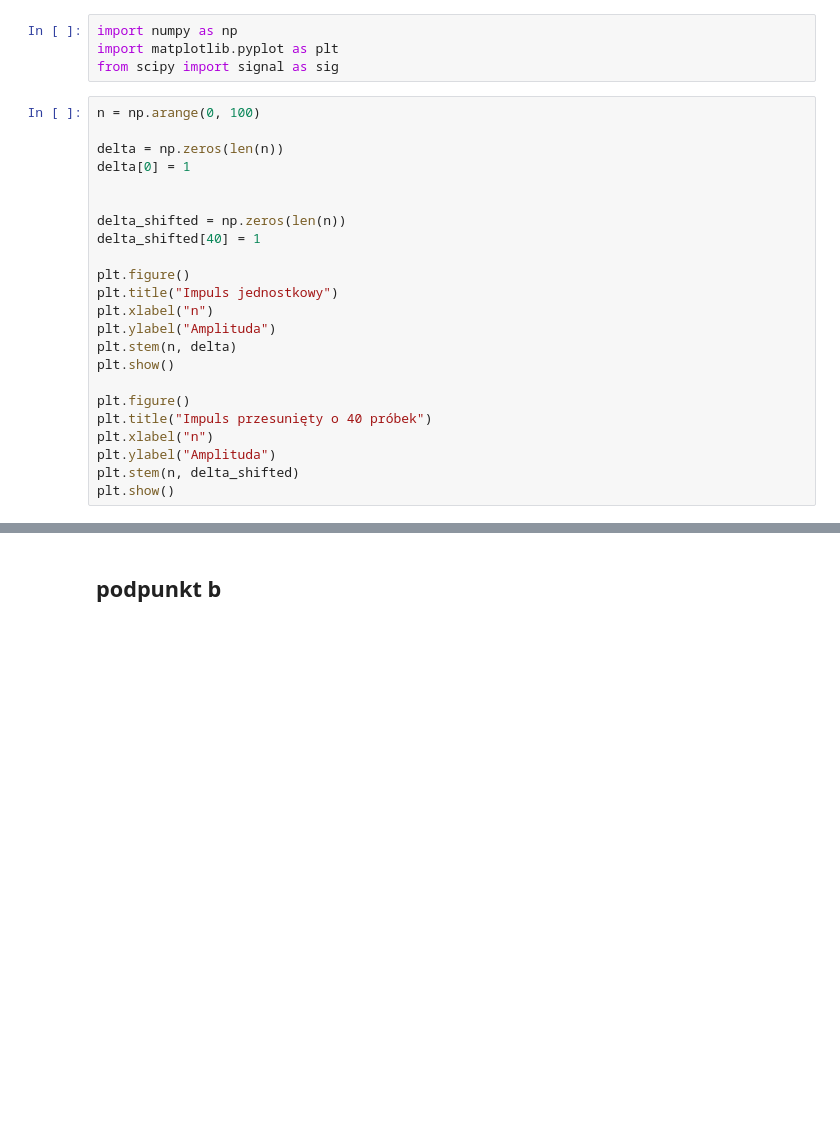
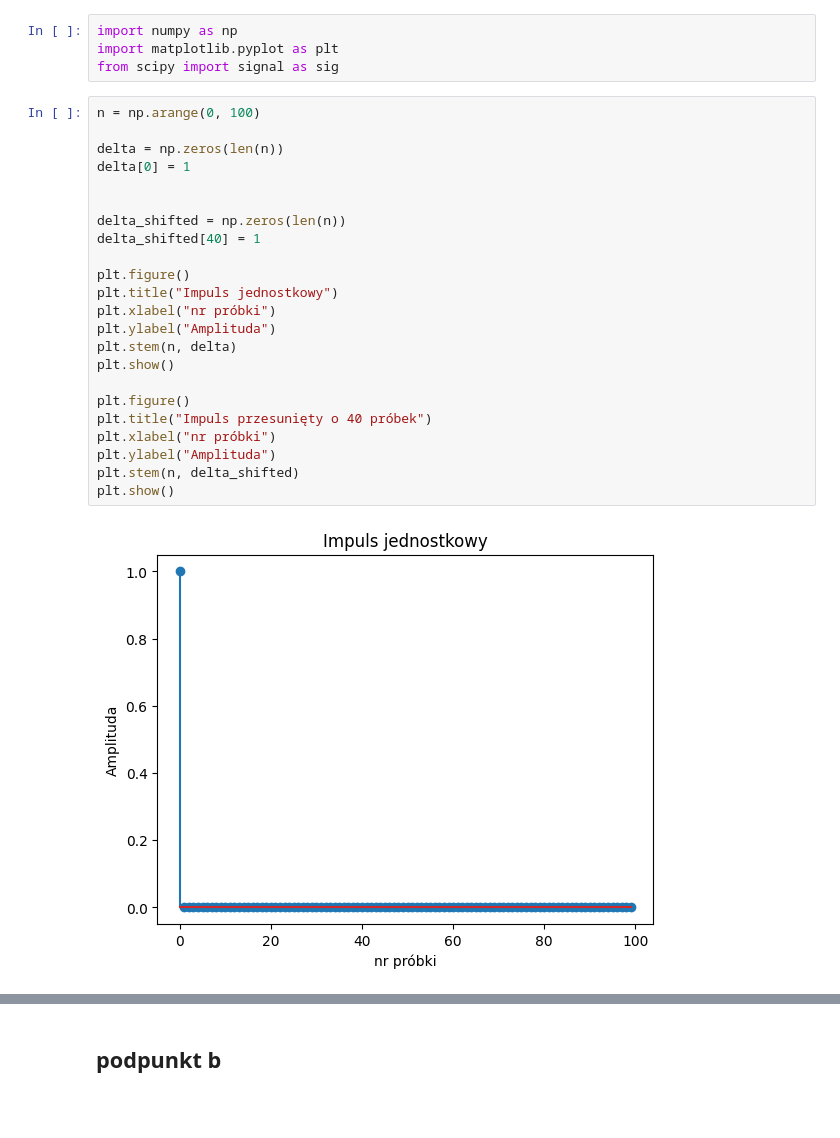
Before and after one commit to lolo5195/PSiO_PS, a Jupyter notebook: ps2.ipynb, the cells around one changed output, grey strips where cells are left out. Cells and saved outputs as stored; diff of their text form; blank space fills up the shorter version.

```diff
--- a/ps2.ipynb
+++ b/ps2.ipynb
@@ -11,23 +11,25 @@ from scipy import signal as sig
 # %%
 n = np.arange(0, 100)
 
 delta = np.zeros(len(n))
 delta[0] = 1
 
 
 delta_shifted = np.zeros(len(n))
 delta_shifted[40] = 1
 
 plt.figure()
 plt.title("Impuls jednostkowy")
-plt.xlabel("n")
+plt.xlabel("nr próbki")
 plt.ylabel("Amplituda")
 plt.stem(n, delta)
 plt.show()
 
 plt.figure()
 plt.title("Impuls przesunięty o 40 próbek")
-plt.xlabel("n")
+plt.xlabel("nr próbki")
 plt.ylabel("Amplituda")
 plt.stem(n, delta_shifted)
 plt.show()
+# %% [output]
+[figure, added]
```
Also changed, not shown: parts of 12 cells of this notebook, 6 other files.
